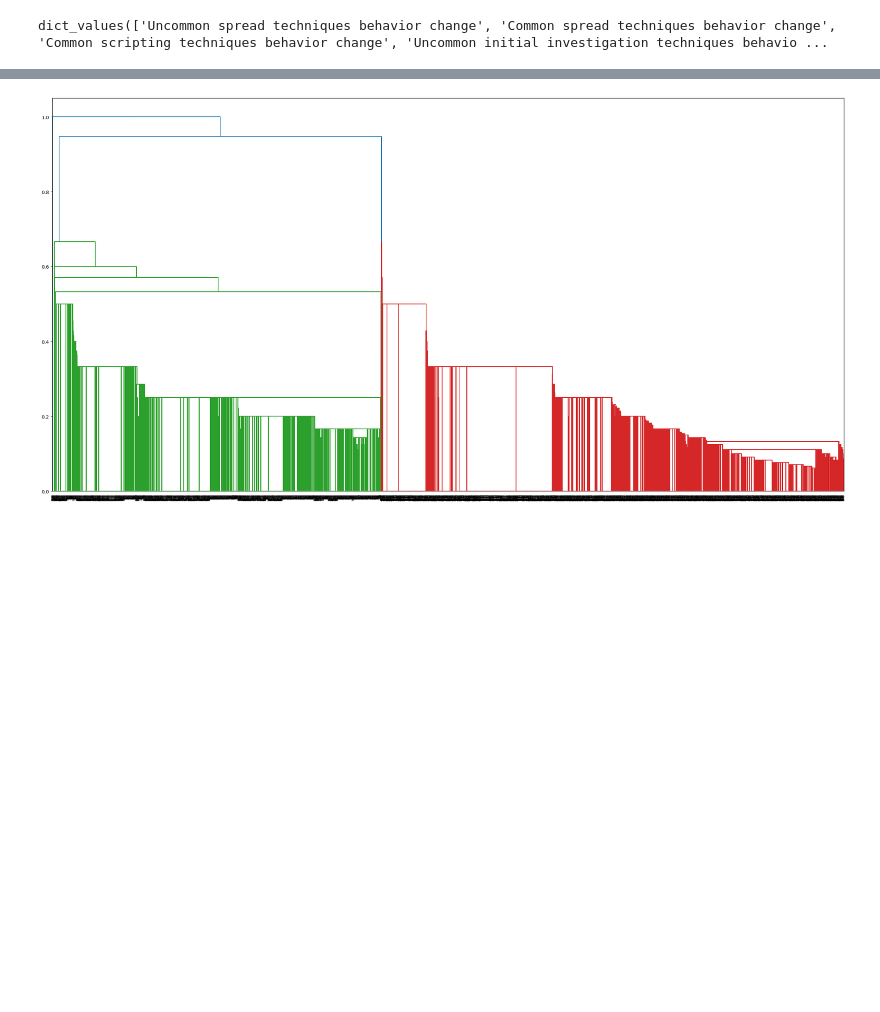
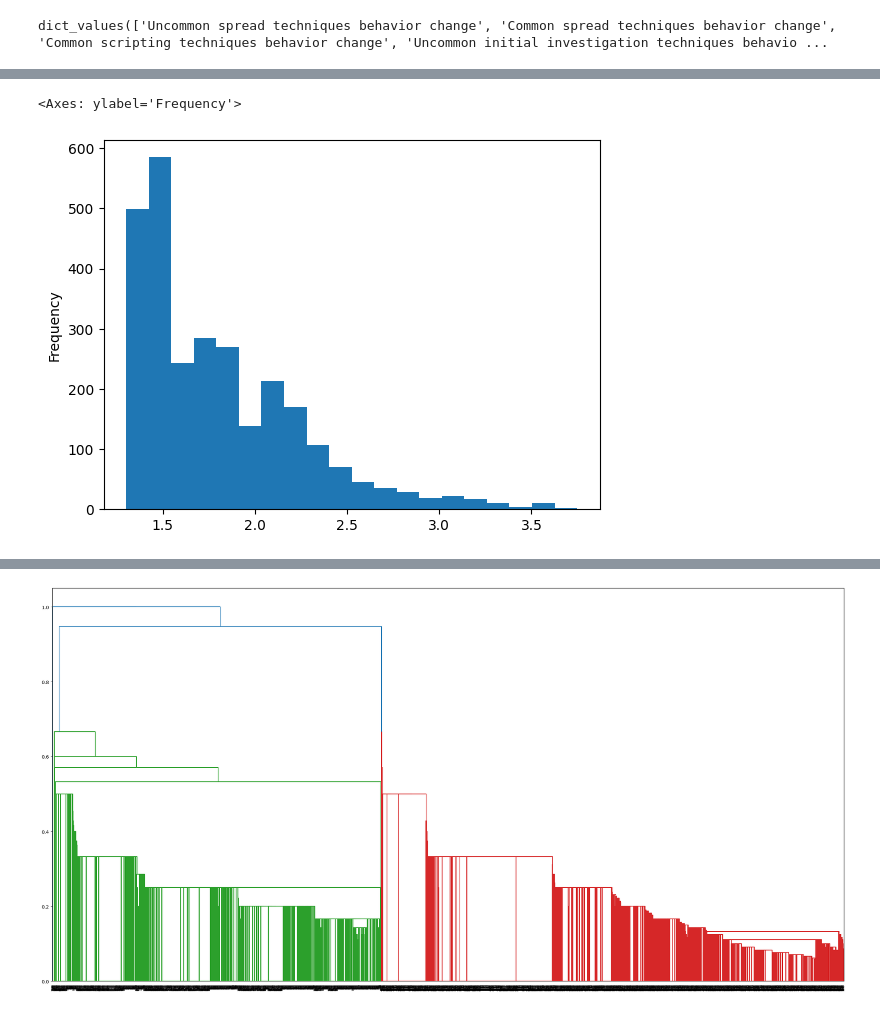
Before and after one commit to Katlii/Jupyter_analysis, a Jupyter notebook: jupiter_analysis.ipynb, the cells around one changed output, grey strips where cells are left out. Cells and saved outputs as stored; diff of their text form; code cells hidden in the pictures; blank space fills up the shorter version.

```diff
--- a/jupiter_analysis.ipynb
+++ b/jupiter_analysis.ipynb
@@ -842,0 +711,5 @@ keys_with_value_44
+# %%
+updateDataSet[updateDataSet.label == 1].distance_euclidean.plot(kind='hist', bins=20, log=False)
+# %% [output]
+<Axes: ylabel='Frequency'>
+[figure, added]
```
Also changed, not shown: parts of 89 cells of this notebook.
